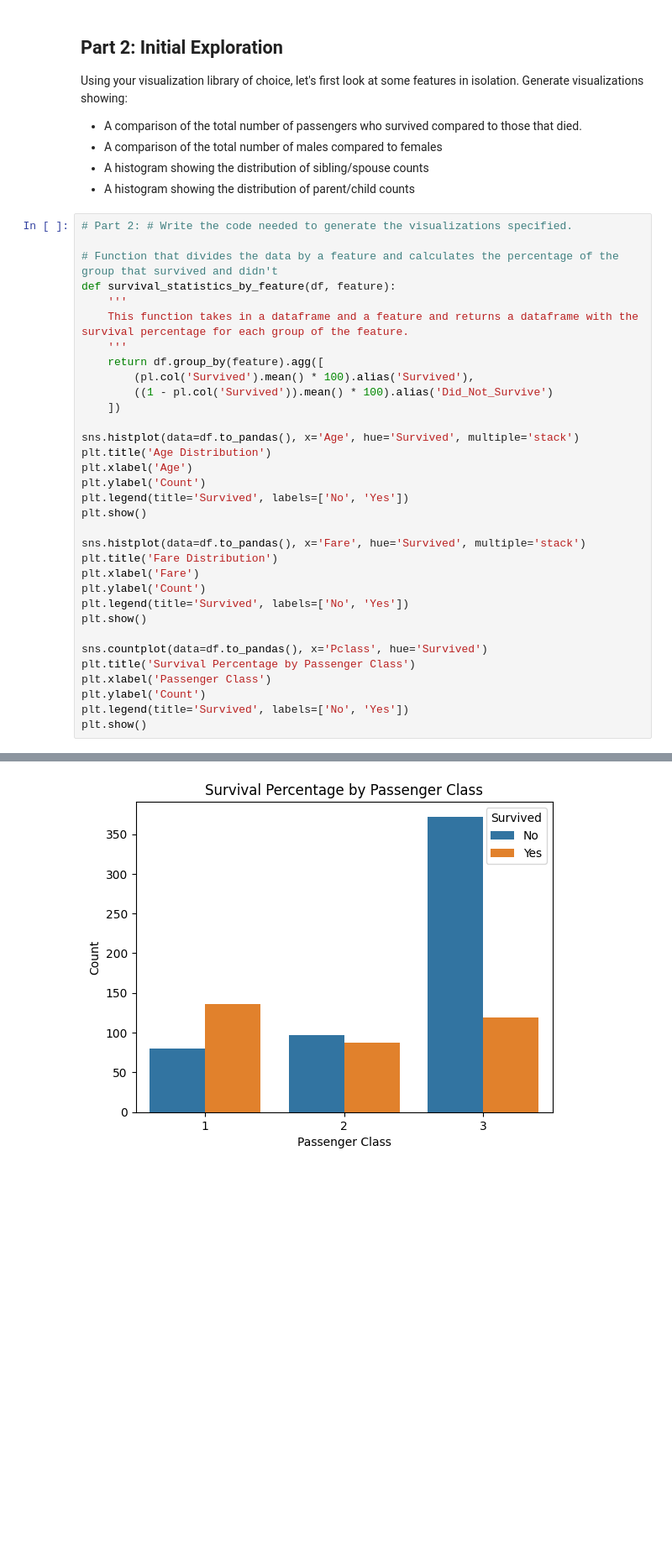
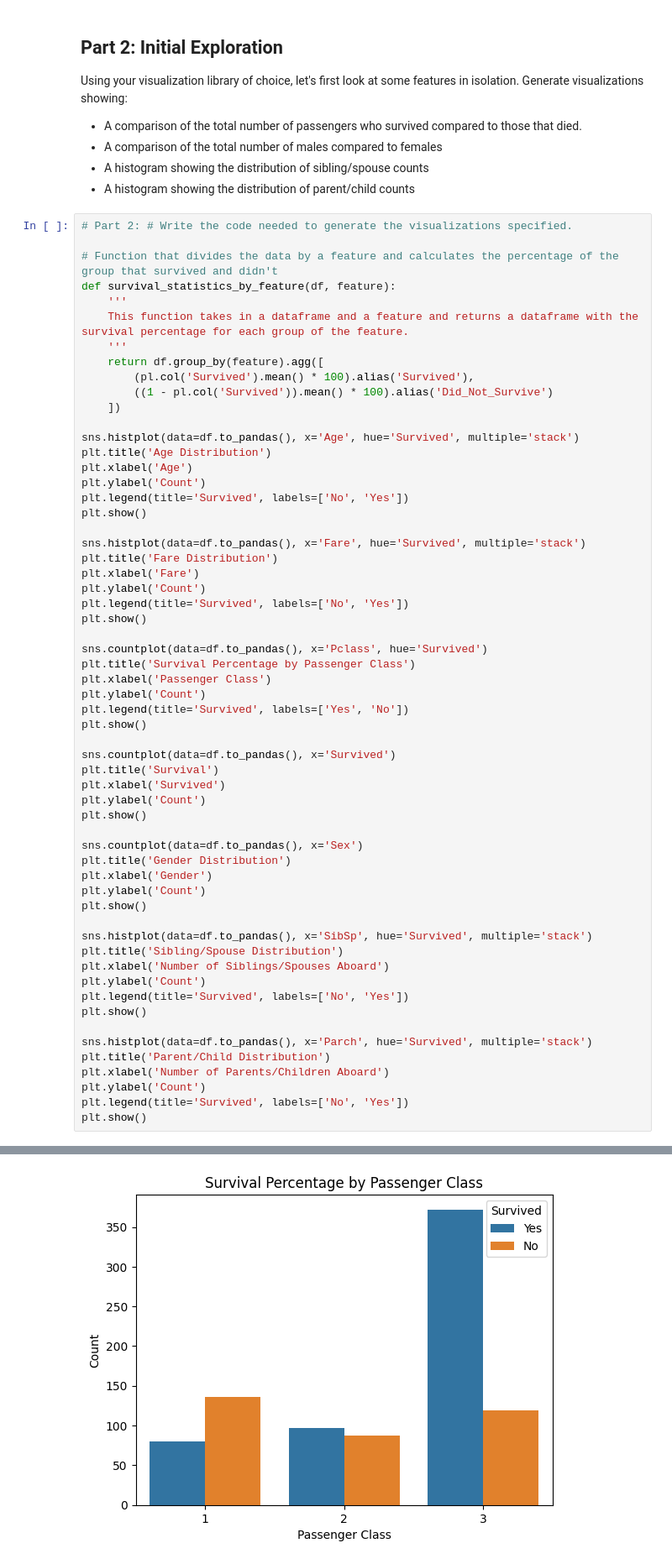
Before and after one commit to nelsbuhrley/CSE-450-Machine-learning, a Jupyter notebook: notebooks/Exploration_03.ipynb, the cells around one changed output, grey strips where cells are left out. Shown at 84% size. Cells and saved outputs as stored; diff of their text form; blank space fills up the shorter version.

```diff
--- a/notebooks/Exploration_03.ipynb
+++ b/notebooks/Exploration_03.ipynb
@@ -88,31 +88,57 @@ def survival_statistics_by_feature(df, feature):
     This function takes in a dataframe and a feature and returns a dataframe with the survival percentage for each group of the feature.
     '''
     return df.group_by(feature).agg([
         (pl.col('Survived').mean() * 100).alias('Survived'),
         ((1 - pl.col('Survived')).mean() * 100).alias('Did_Not_Survive')
     ])
 
 sns.histplot(data=df.to_pandas(), x='Age', hue='Survived', multiple='stack')
 plt.title('Age Distribution')
 plt.xlabel('Age')
 plt.ylabel('Count')
 plt.legend(title='Survived', labels=['No', 'Yes'])
 plt.show()
 
 sns.histplot(data=df.to_pandas(), x='Fare', hue='Survived', multiple='stack')
 plt.title('Fare Distribution')
 plt.xlabel('Fare')
 plt.ylabel('Count')
 plt.legend(title='Survived', labels=['No', 'Yes'])
 plt.show()
 
 sns.countplot(data=df.to_pandas(), x='Pclass', hue='Survived')
 plt.title('Survival Percentage by Passenger Class')
 plt.xlabel('Passenger Class')
 plt.ylabel('Count')
+plt.legend(title='Survived', labels=['Yes', 'No'])
+plt.show()
+
+sns.countplot(data=df.to_pandas(), x='Survived')
+plt.title('Survival')
+plt.xlabel('Survived')
+plt.ylabel('Count')
+plt.show()
+
+sns.countplot(data=df.to_pandas(), x='Sex')
+plt.title('Gender Distribution')
+plt.xlabel('Gender')
+plt.ylabel('Count')
+plt.show()
+
+sns.histplot(data=df.to_pandas(), x='SibSp', hue='Survived', multiple='stack')
+plt.title('Sibling/Spouse Distribution')
+plt.xlabel('Number of Siblings/Spouses Aboard')
+plt.ylabel('Count')
 plt.legend(title='Survived', labels=['No', 'Yes'])
 plt.show()
+
+sns.histplot(data=df.to_pandas(), x='Parch', hue='Survived', multiple='stack')
+plt.title('Parent/Child Distribution')
+plt.xlabel('Number of Parents/Children Aboard')
+plt.ylabel('Count')
+plt.legend(title='Survived', labels=['No', 'Yes'])
+plt.show()
 # %% [output]
 [figure]
 [figure]
-[figure, old version]
+[figure, new version]
```
Also changed, not shown: parts of 12 cells of this notebook.
